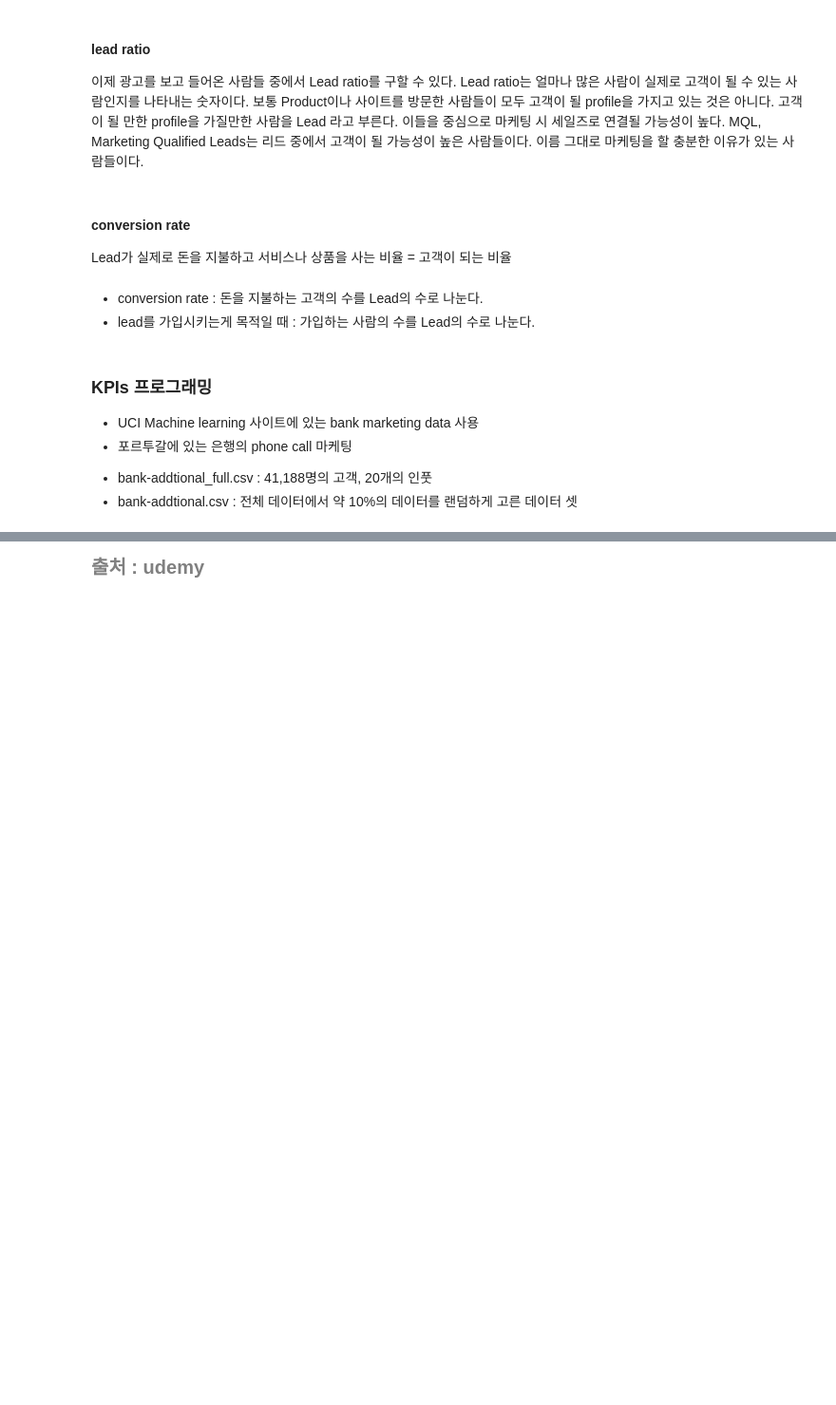
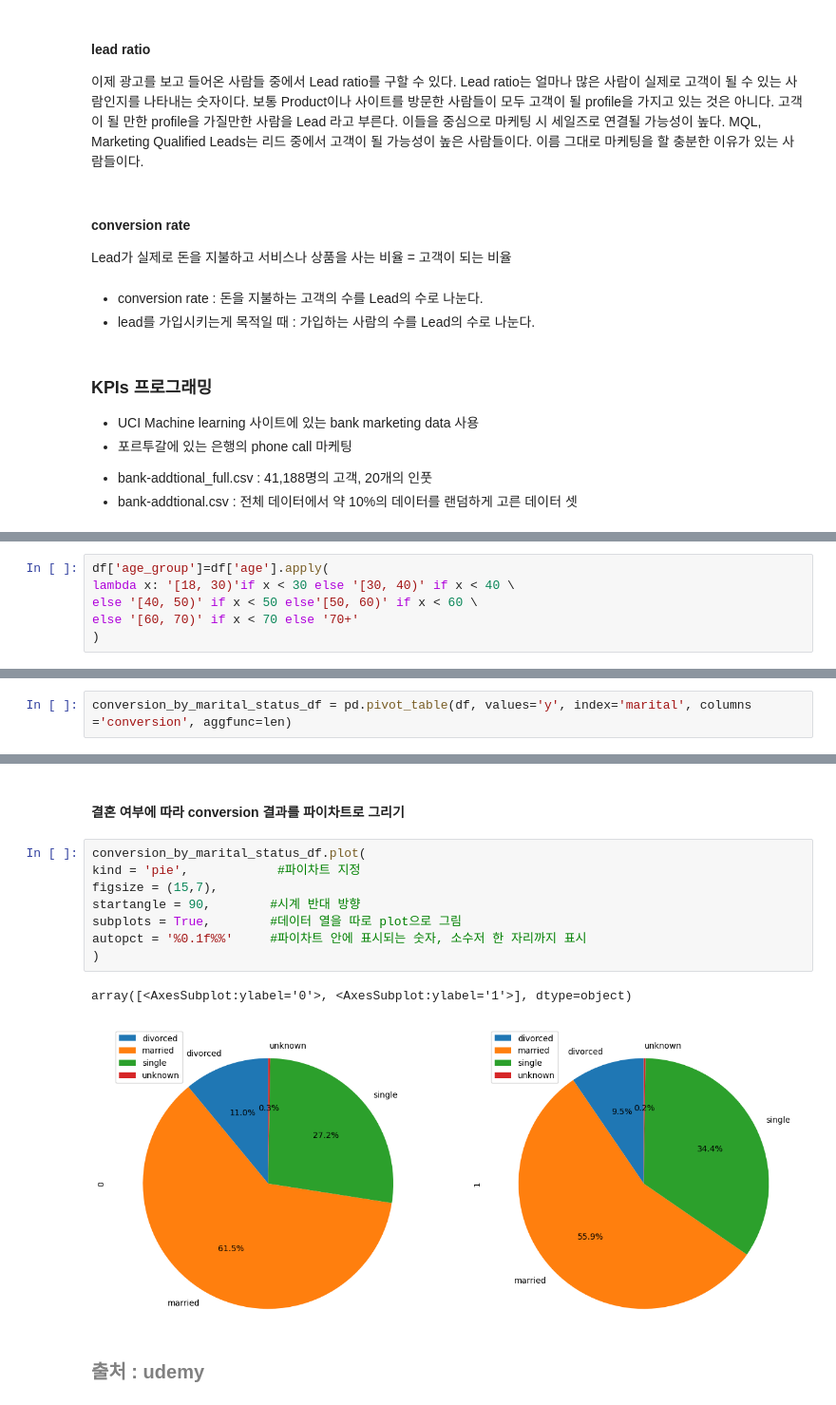
Before and after one commit to noahkim12/marketing_ds, a Jupyter notebook: mds_02_4.ipynb, the cells around one changed output, grey strips where cells are left out. Shown: that part at 95% size. Cells and saved outputs as stored; diff of their text form; blank space fills up the shorter version.

```diff
--- a/mds_02_4.ipynb
+++ b/mds_02_4.ipynb
@@ -69,0 +136,6 @@ df
+# %%
+df['age_group']=df['age'].apply(
+lambda x: '[18, 30)'if x < 30 else '[30, 40)' if x < 40 \
+else '[40, 50)' if x < 50 else'[50, 60)' if x < 60 \
+else '[60, 70)' if x < 70 else '70+'
+)
@@ -69,0 +180,2 @@ df
+# %%
+conversion_by_marital_status_df = pd.pivot_table(df, values='y', index='marital', columns ='conversion', aggfunc=len)
@@ -70,2 +191,15 @@ df
+# %% [markdown]
+#### 결혼 여부에 따라 conversion 결과를 파이차트로 그리기
+# %%
+conversion_by_marital_status_df.plot(
+kind = 'pie',            #파이차트 지정
+figsize = (15,7),
+startangle = 90,        #시계 반대 방향
+subplots = True,        #데이터 열을 따로 plot으로 그림
+autopct = '%0.1f%%'     #파이차트 안에 표시되는 숫자, 소수저 한 자리까지 표시
+)
+# %% [output]
+array([<AxesSubplot:ylabel='0'>, <AxesSubplot:ylabel='1'>], dtype=object)
+[figure, added]
 # %% [markdown]
 <span style="font-weight: bold; font-size:20px; color:Gray">출처 : udemy</span>
```
Also changed, not shown: parts of 22 cells of this notebook.
